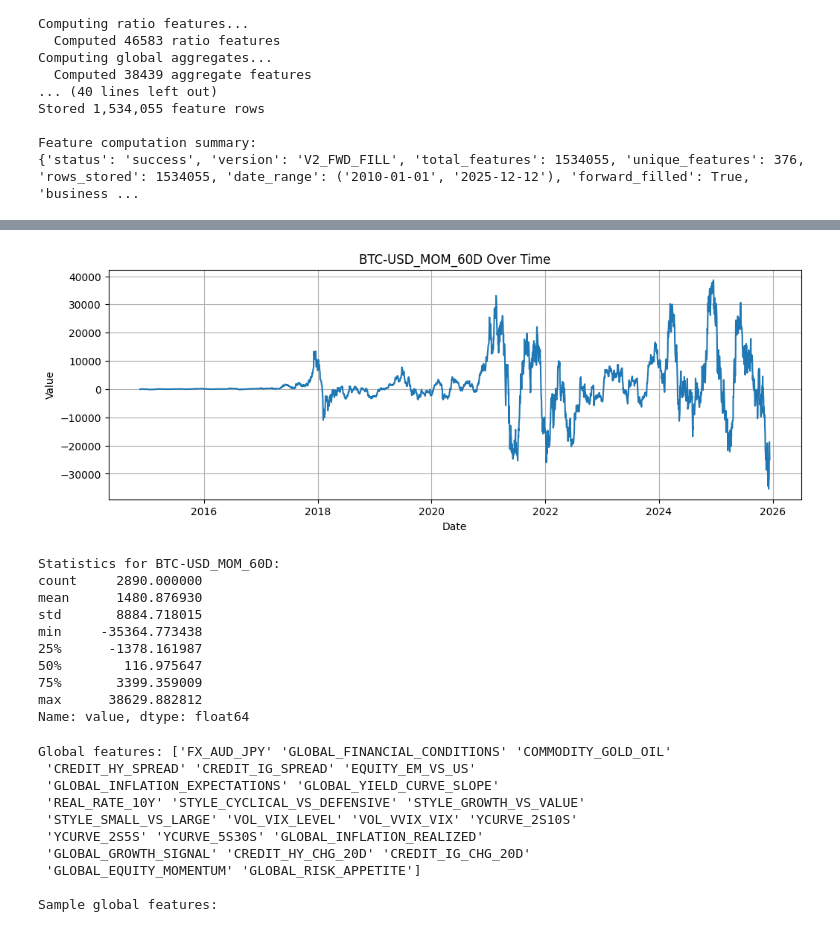
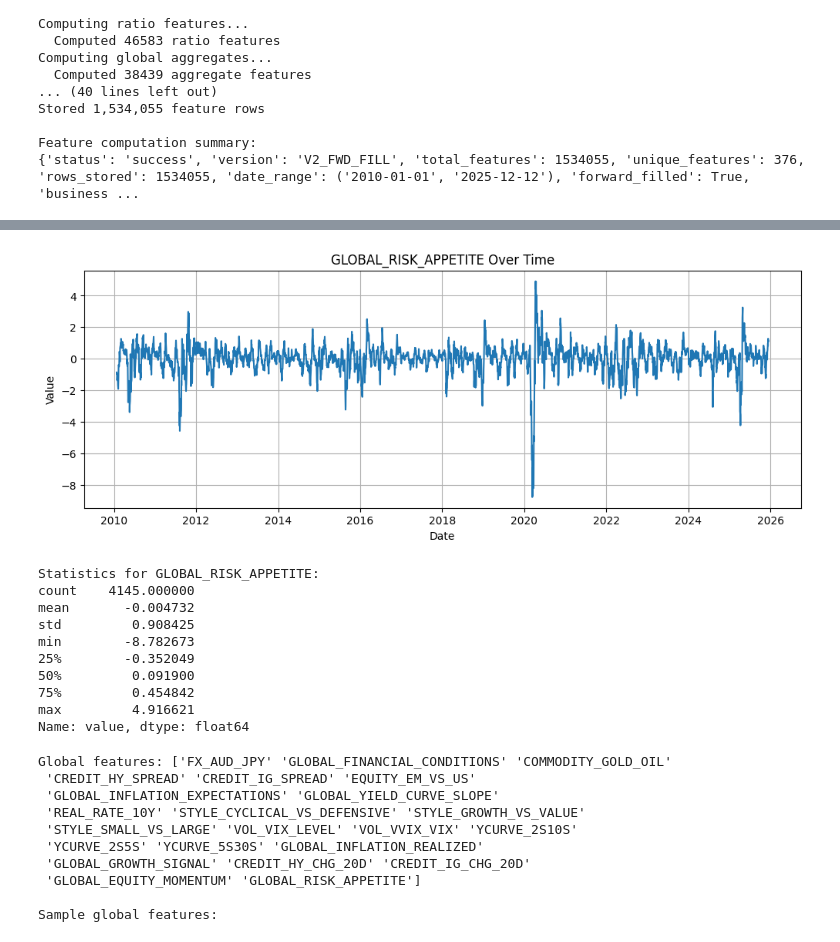
Before and after one commit to amitchell-thomson/macro-regime-engine, a Jupyter notebook: src/features/feature_engineering.ipynb, the cells around one changed output, grey strips where cells are left out. Drawn from its saved outputs; the diff is of its cells as text; code cells hidden in the pictures.

```diff
--- a/src/features/feature_engineering.ipynb
+++ b/src/features/feature_engineering.ipynb
@@ -153,32 +177,32 @@ InterfaceError: connection already closed
 # %%
 # Example: View specific feature over time
-feature_name = 'BTC-USD_MOM_60D'  # Change to any feature name
+feature_name = 'GLOBAL_RISK_APPETITE'  # Change to any feature name
 df_feature = df_features[df_features['feature'] == feature_name].sort_values('dt')  # type: ignore
 
 if not df_feature.empty:
     plt.figure(figsize=(12, 4))
     plt.plot(pd.to_datetime(df_feature['dt']), df_feature['value'])
     plt.title(f'{feature_name} Over Time')
     plt.xlabel('Date')
     plt.ylabel('Value')
     plt.grid(True)
     plt.show()
 
     print(f"\nStatistics for {feature_name}:")
     print(df_feature['value'].describe())
 else:
     print(f"Feature {feature_name} not found")
 # %% [output]
-[figure, old version]
+[figure, new version]
-Statistics for BTC-USD_MOM_60D:
-count     2890.000000
-mean      1480.876930
-std       8884.718015
-min     -35364.773438
-25%      -1378.161987
-50%        116.975647
-75%       3399.359009
-max      38629.882812
+Statistics for GLOBAL_RISK_APPETITE:
+count    4145.000000
+mean       -0.004732
+std         0.908425
+min        -8.782673
+25%        -0.352049
+50%         0.091900
+75%         0.454842
+max         4.916621
 Name: value, dtype: float64
 # %%
 # View global aggregate features
```
Also changed, not shown: parts of 18 cells of this notebook, 3 other files.
